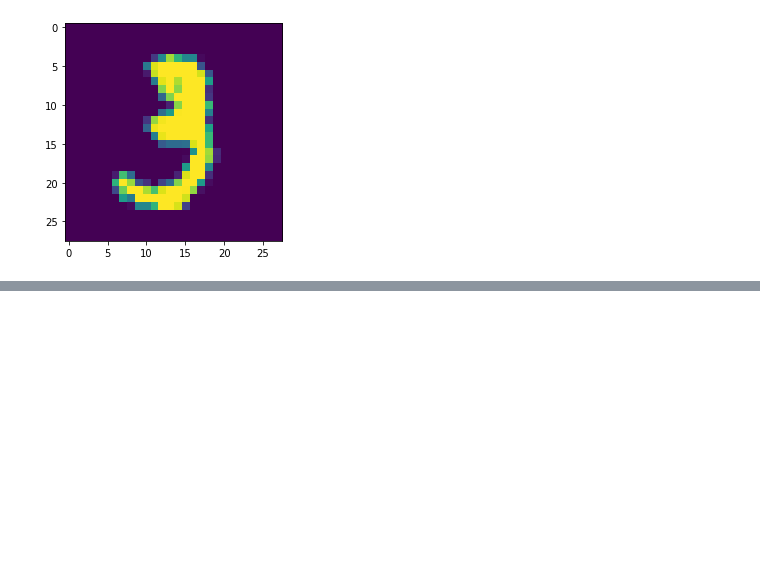
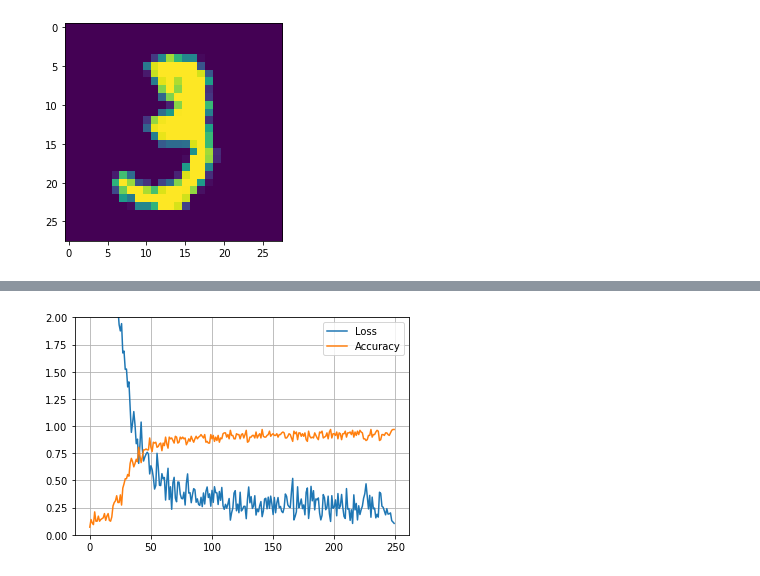
Before and after one commit to RoyVorster/also-grad, a Jupyter notebook: examples/mnist.ipynb, the cells around one changed output, grey strips where cells are left out. Cells and saved outputs as stored; diff of their text form; code cells hidden in the pictures; blank space fills up the shorter version.

```diff
--- a/examples/mnist.ipynb
+++ b/examples/mnist.ipynb
@@ -130,0 +143,28 @@ plt.grid()
+# %%
+class NetConv(nn.Module):
+    def __init__(self):
+        super().__init__()
+
+        self.c1 = nn.Conv2D(1, 4, kernel_size=5)
+        self.mp1 = nn.MaxPool2D(kernel_size=(2, 2))
+        self.c2 = nn.Conv2D(4, 8, kernel_size=5)
+        self.mp2 = nn.MaxPool2D(kernel_size=(2, 2))
+
+        self.l1 = nn.Linear(128, 32)
+        self.l2 = nn.Linear(32, 10)
+
+    def forward(self, x):
+        x = self.mp1(F.relu(self.c1(x)))
+        x = self.mp2(F.relu(self.c2(x)))
+
+        x = x.ravel(1)
+        x = F.relu(self.l1(x))
+
+        return self.l2(x)
+# %%
+model = NetConv()
+optimizer = SGD(model, learning_rate=1e-4, momentum=0.9)
+
+losses, accuracies = train(optimizer, model, gen_mini_batch_img, batch_size=128)
+plot_train_results(losses, accuracies)
+# %% [output]
@@ -130,0 +172 @@ plt.grid()
+[figure, added]
```
Also changed, not shown: parts of 4 cells of this notebook.
